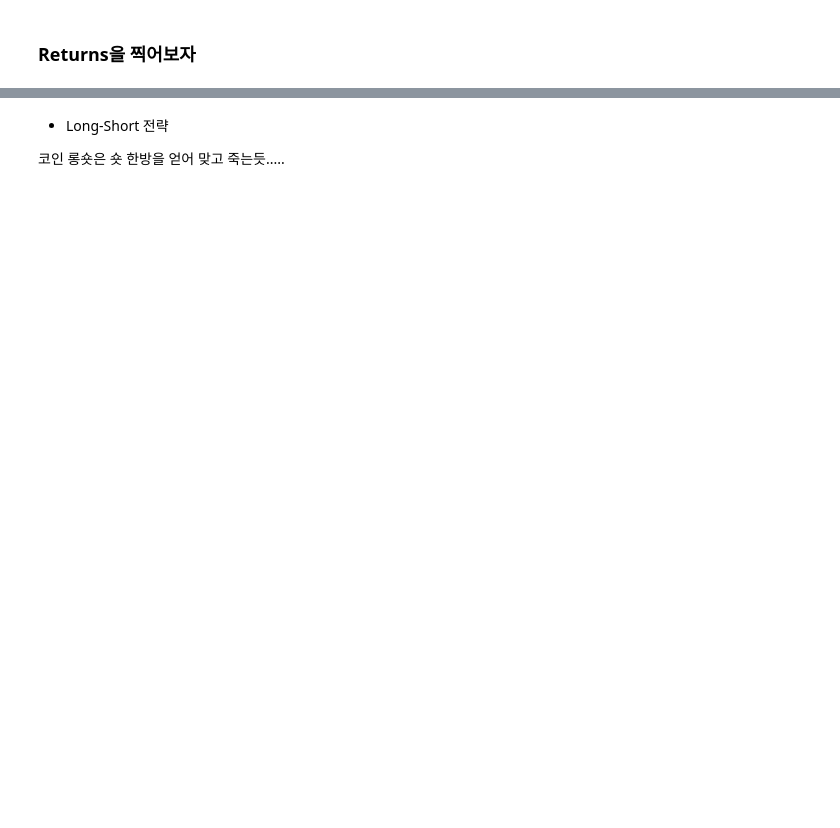
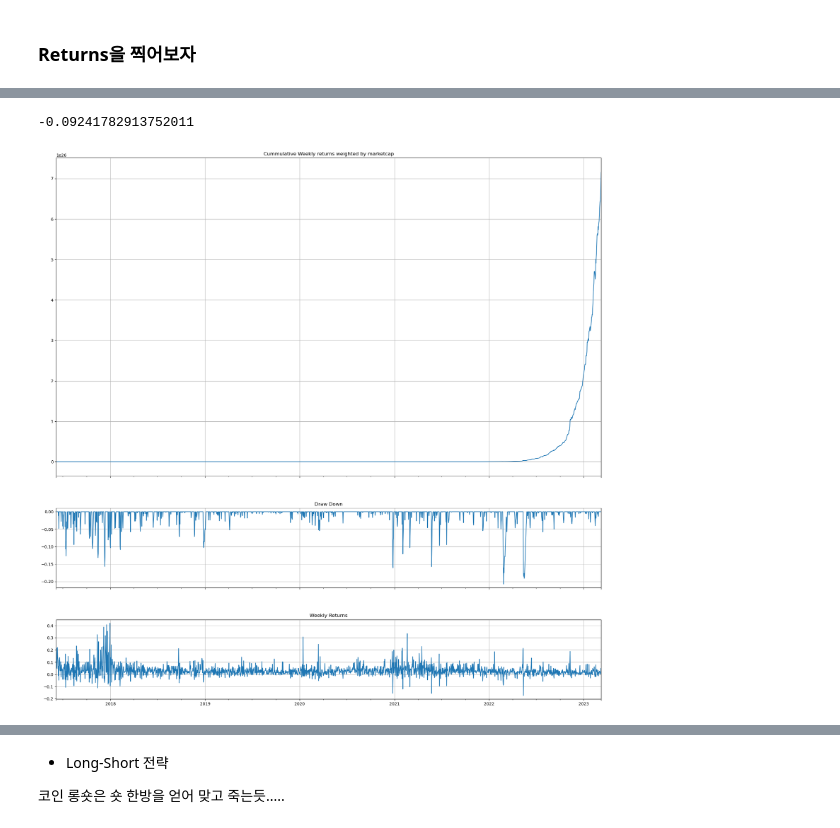
Before and after one commit to Jack-ryu/crypto_paper, a Jupyter notebook: jehyeon_cross_sectional_.ipynb, the cells around one changed output, grey strips where cells are left out. Cells and saved outputs as stored; diff of their text form; code cells hidden in the pictures; blank space fills up the shorter version.

```diff
--- a/jehyeon_cross_sectional_.ipynb
+++ b/jehyeon_cross_sectional_.ipynb
@@ -191,0 +214,10 @@ plt.grid();
+# %%
+five_group["Q1"].loc["2017-12-24"]
+# %% [output]
+-0.09241782913752011
+# %%
+# loc[:"2018"]을 없애면 포폴이 음수를 찍는 날이 나온다
+q5q1 = (five_group["Q5"] - five_group["Q1"])
+draw_return_result(q5q1, "Weekly")
+# %% [output]
+[figure, added]
```
Also changed, not shown: parts of 38 cells of this notebook, 4 other files.
